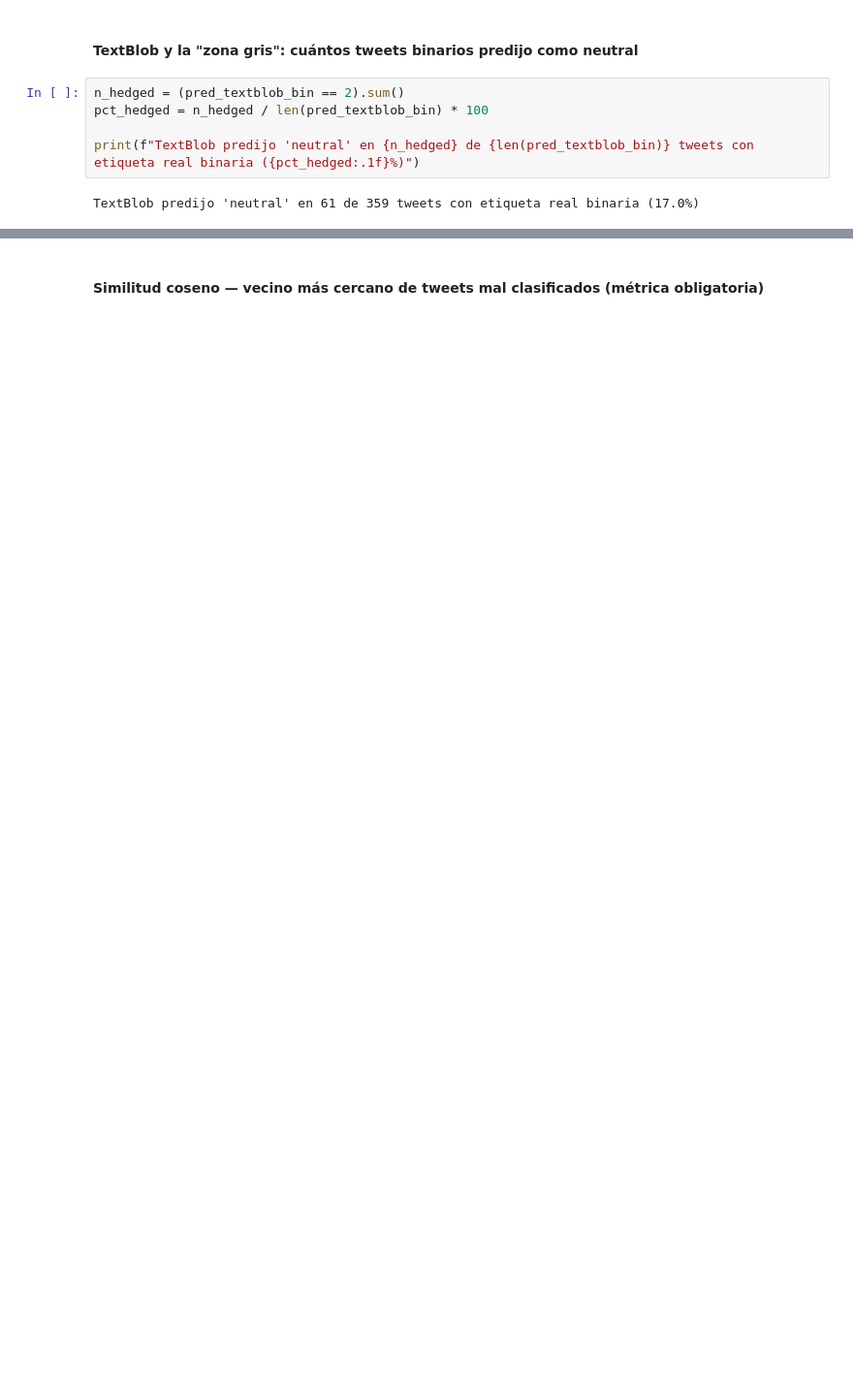
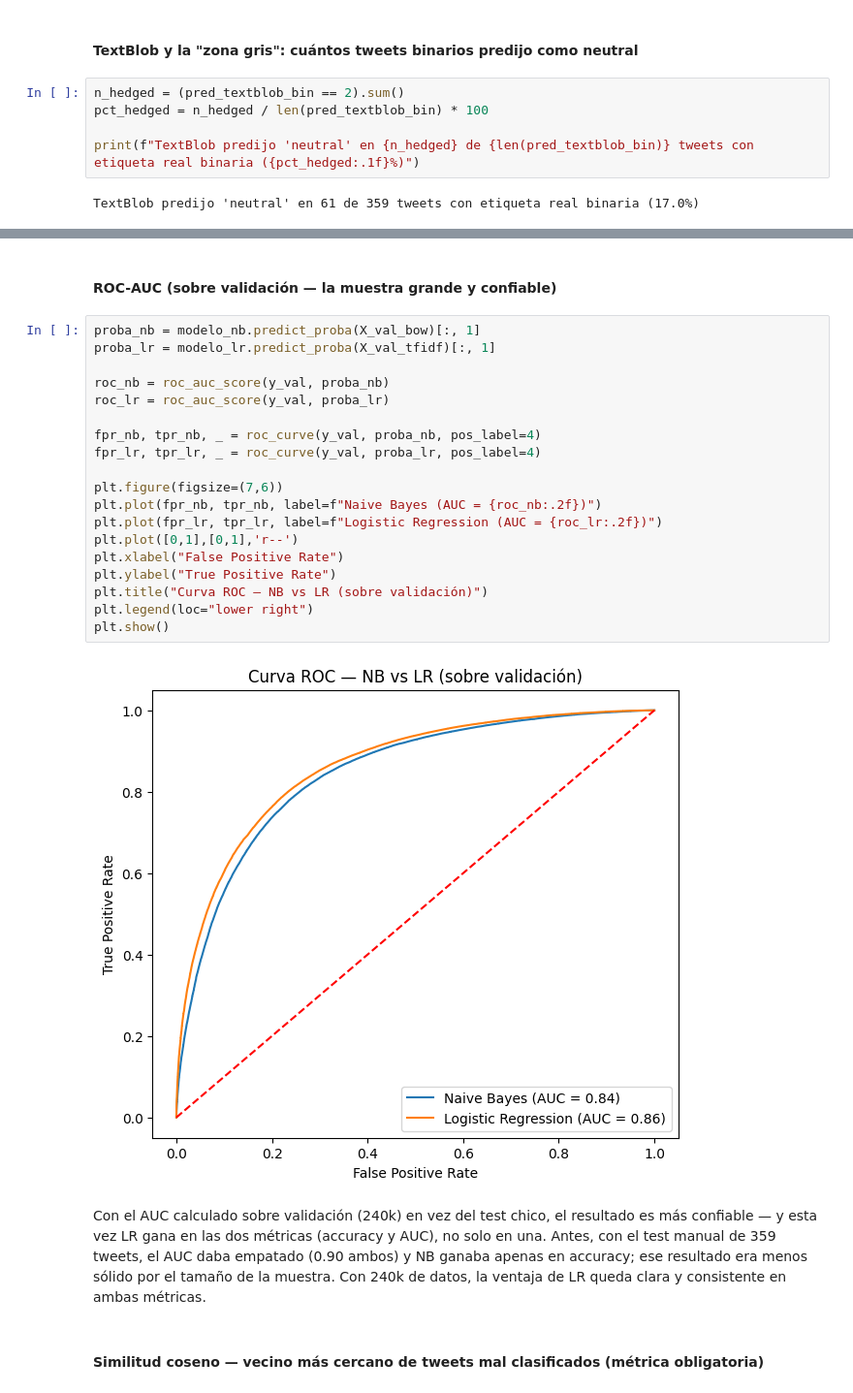
Before and after one commit to srcundo/Trabajo-pr-ctico-n-3, a Jupyter notebook: notebooks/06_evaluacion_final.ipynb, the cells around one changed output, grey strips where cells are left out. Shown at 97% size. Drawn from its saved outputs; the diff is of its cells as text; blank space fills up the shorter version.

```diff
--- a/notebooks/06_evaluacion_final.ipynb
+++ b/notebooks/06_evaluacion_final.ipynb
@@ -193,3 +218,33 @@ a su accuracy bajo — la explicación está en la celda siguiente.
+# %% [markdown]
+#### ROC-AUC (sobre validación — la muestra grande y confiable)
+# %%
+proba_nb = modelo_nb.predict_proba(X_val_bow)[:, 1]
+proba_lr = modelo_lr.predict_proba(X_val_tfidf)[:, 1]
+
+roc_nb = roc_auc_score(y_val, proba_nb)
+roc_lr = roc_auc_score(y_val, proba_lr)
+
+fpr_nb, tpr_nb, _ = roc_curve(y_val, proba_nb, pos_label=4)
+fpr_lr, tpr_lr, _ = roc_curve(y_val, proba_lr, pos_label=4)
+
+plt.figure(figsize=(7,6))
+plt.plot(fpr_nb, tpr_nb, label=f"Naive Bayes (AUC = {roc_nb:.2f})")
+plt.plot(fpr_lr, tpr_lr, label=f"Logistic Regression (AUC = {roc_lr:.2f})")
+plt.plot([0,1],[0,1],'r--')
+plt.xlabel("False Positive Rate")
+plt.ylabel("True Positive Rate")
+plt.title("Curva ROC — NB vs LR (sobre validación)")
+plt.legend(loc="lower right")
+plt.show()
+# %% [output]
+[figure, added]
+# %% [markdown]
+Con el AUC calculado sobre validación (240k) en vez del test chico, el resultado
+es más confiable — y esta vez LR gana en las dos métricas (accuracy y AUC), no
+solo en una. Antes, con el test manual de 359 tweets, el AUC daba empatado (0.90
+ambos) y NB ganaba apenas en accuracy; ese resultado era menos sólido por el
+tamaño de la muestra. Con 240k de datos, la ventaja de LR queda clara y
+consistente en ambas métricas.
 # %% [markdown]
 #### Similitud coseno — vecino más cercano de tweets mal clasificados (métrica obligatoria)
 # %%
```
Also changed, not shown: parts of 32 cells of this notebook, 6 other files.
